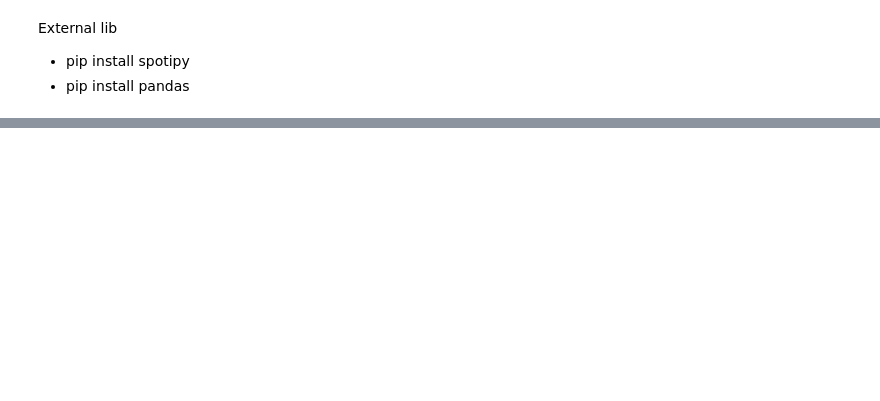
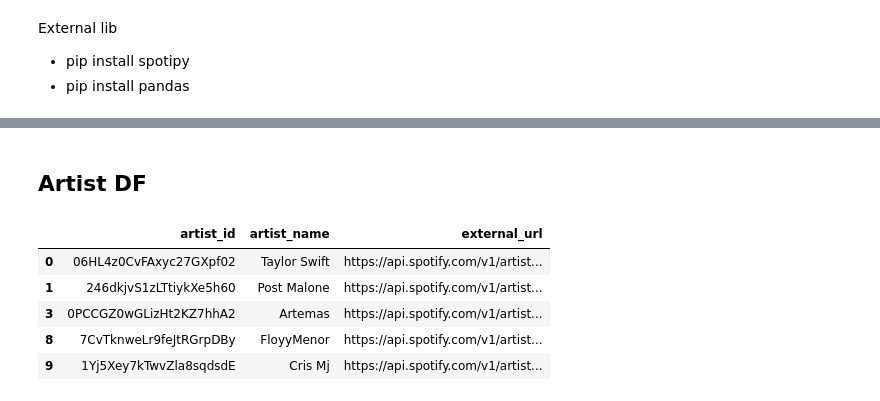
Before and after one commit to navinkumar05/Spotify-Data-Pipeline-ETL-Project-Using-Python, a Jupyter notebook: spotify_etl_python.ipynb, the cells around one changed output, grey strips where cells are left out. Cells and saved outputs as stored; diff of their text form; code cells hidden in the pictures; blank space fills up the shorter version.

```diff
--- a/spotify_etl_python.ipynb
+++ b/spotify_etl_python.ipynb
@@ -26,0 +146,15 @@ with open('data.json', 'w') as f:
+# %% [markdown]
+## Artist DF
+# %%
+artist_df = pd.DataFrame.from_dict(artist_list)
+# %%
+artist_df = artist_df.drop_duplicates(subset=['artist_id'])
+# %%
+artist_df.head()
+# %% [output]
+|  | artist_id | artist_name | external_url |
+| 0 | 06HL4z0CvFAxyc27GXpf02 | Taylor Swift | https://api.spotify.com/v1/artist... |
+| 1 | 246dkjvS1zLTtiykXe5h60 | Post Malone | https://api.spotify.com/v1/artist... |
+| 3 | 0PCCGZ0wGLizHt2KZ7hhA2 | Artemas | https://api.spotify.com/v1/artist... |
+| 8 | 7CvTknweLr9feJtRGrpDBy | FloyyMenor | https://api.spotify.com/v1/artist... |
+| 9 | 1Yj5Xey7kTwvZla8sqdsdE | Cris Mj | https://api.spotify.com/v1/artist... |
```
Also changed, not shown: parts of 23 cells of this notebook, 16 other files.
